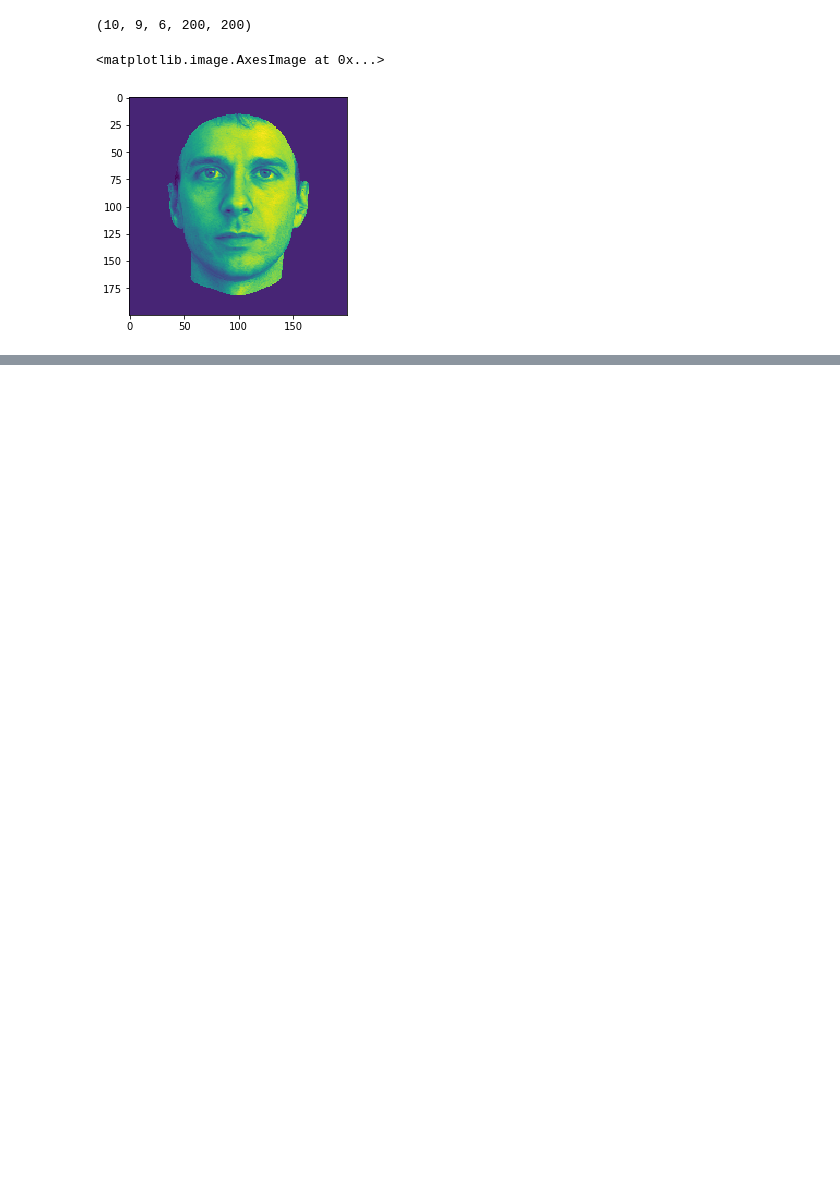
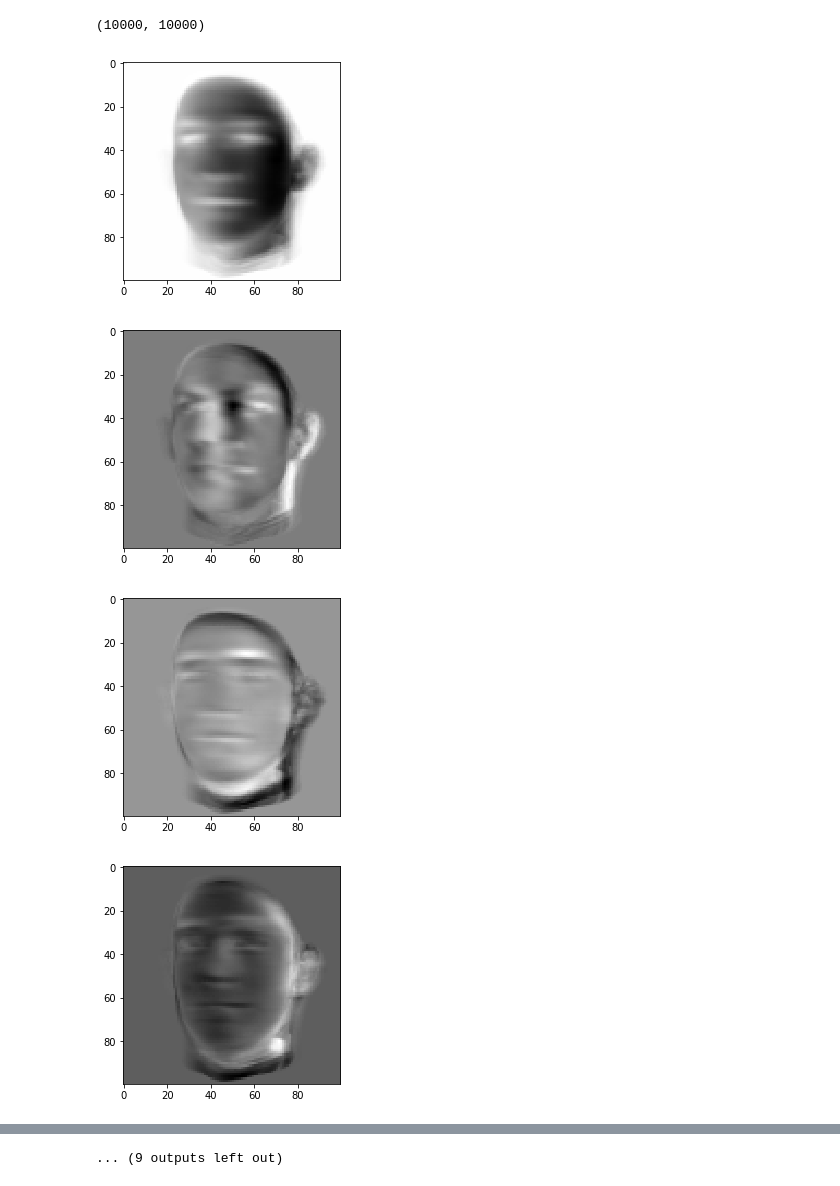
Before and after one commit to aalkhalil155/Kernalized-MICA, a Jupyter notebook: open_data.ipynb, the cells around one changed output, grey strips where cells are left out. Drawn from its saved outputs; the diff is of its cells as text; code cells hidden in the pictures; blank space fills up the shorter version.

```diff
--- a/open_data.ipynb
+++ b/open_data.ipynb
@@ -10,8 +14,8 @@ path = "./data_3_variables/"
 n_person = 10
 n_view = 9
 n_illum = 6
-x_size = 200
-y_size = 200
+x_size = 100
+y_size = 100
 
 images = np.empty((n_person, n_view, n_illum, x_size, y_size))
 for im_name in os.listdir(path):
@@ -19,13 +23,21 @@ for im_name in os.listdir(path):
     person = int(parsed[0])
     view   = int(-int(parsed[1])/4)
     illum  = int(int(parsed[4])/15)-1
-    images[person, view, illum] = cv2.imread( path+im_name, 0)
+    images[person, view, illum] = cv2.resize(cv2.imread( path+im_name, 0), (100,100))
+# %%
+p1 = images[:,:,:,:,:].reshape(-1,100*100)
+# %%
+u,s,v = np.linalg.svd(p1)
 # %%
-im.shape
+v.shape
 # %% [output]
-(10, 9, 6, 200, 200)
+(10000, 10000)
-# %%
-plt.imshow(im[0,0,0])
-# %% [output]
-<matplotlib.image.AxesImage at 0x...>
-[figure, removed]
+# %%
+for i in range(20):
+    plt.imshow(v[i,:].reshape(100,100), cmap="gray")
+    plt.figure()
+# %% [output]
+[figure, added]
+[figure, added]
+[figure, added]
+[figure, added]
@@ -31,0 +52 @@ plt.imshow(im[0,0,0])
+... (9 outputs left out)
```
Also changed, not shown: parts of 17 cells of this notebook.
